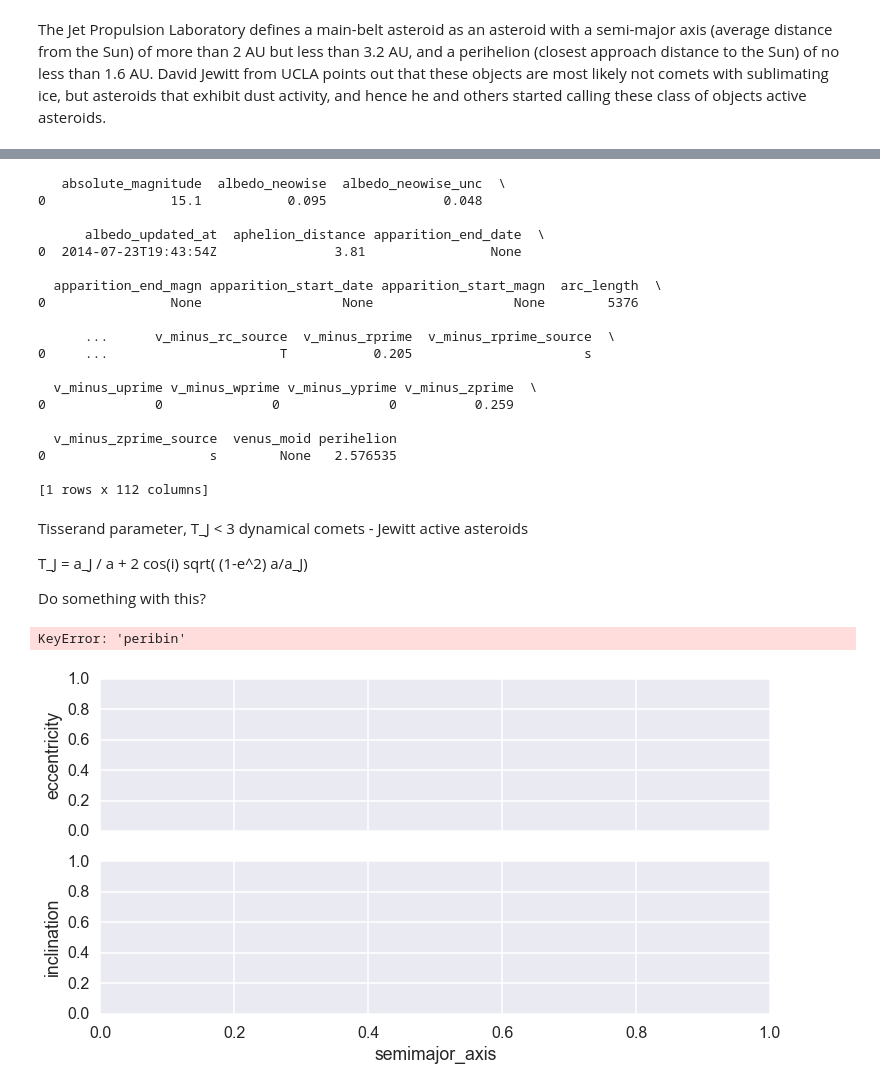
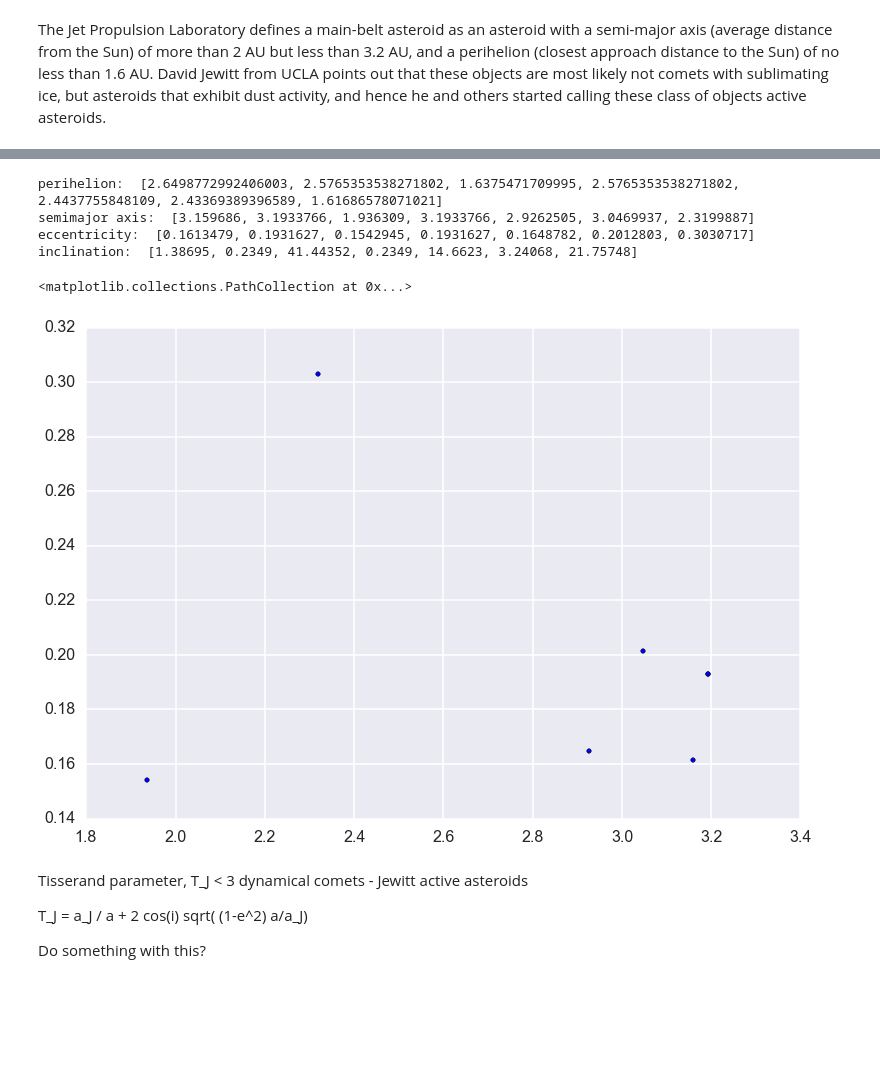
Before and after one commit to k-a-webb/astroquery, a Jupyter notebook: astroquery/mpc/example_plots/MPC_findMBC.ipynb, the cells around one changed output, grey strips where cells are left out. Drawn from its saved outputs; the diff is of its cells as text; code cells hidden in the pictures; blank space fills up the shorter version.

Commit message:
by name, not all work

```diff
--- a/astroquery/mpc/example_plots/MPC_findMBC.ipynb
+++ b/astroquery/mpc/example_plots/MPC_findMBC.ipynb
@@ -28,53 +26,52 @@ mpccenter._login('mpc_ws', 'mpc!!ws')
 #tnos = pd.DataFrame(mpccenter.query_parameters('semimajor_axis_min 20',
 #                                  return_request='semimajor_axis, inclination, eccentricity, name, designation'))
 
-# find by name
-tnos = pd.DataFrame(mpccenter.query_object('linear'))
+def find_by_name(name):
+    # find by name
+    tnos = pd.DataFrame(mpccenter.query_object(name))
+    tnos["perihelion"] = tnos['semimajor_axis']*(1. - tnos['eccentricity'])  # q = a(1-e)
 
-#a_min = 2
-#a_max = 3.2
-tnos["perihelion"] = tnos['semimajor_axis']*(1. - tnos['eccentricity'])  # q = a(1-e)
-# test to see is q > 1.6
+    pn = float(tnos["perihelion"])
+    sx = float(tnos['semimajor_axis'])
+    ecc = float(tnos['eccentricity'])
+    inc = float(tnos['inclination'])
+    return pn, sx, ecc, inc
 
+name_list = ['7968', '118401', 'garradd', 'linear', 'scheila', '300163', 'gibbs']
 
-#print(len(tnos))
-print(tnos)
+pn_list = []
+sx_list = []
+ecc_list = []
+inc_list = []
+
+for name in name_list:
+    data_list = find_by_name(name)
+    pn_list.append(data_list[0])
+    sx_list.append(data_list[1])
+    ecc_list.append(data_list[2])
+    inc_list.append(data_list[3])
+
+print "perihelion:  %s " % pn_list
+print "semimajor axis:  %s " % sx_list
+print "eccentricity:  %s " % ecc_list
+print "inclination:  %s " % inc_list
+
+# 7968 (elst-pizarro), 118401 (176P/linear), garradd, linear, scheila (596), 300163 (2006 VW139), gibbs (P/2012 F5),
+
+# not: (238P/Read), la sagra, P/2012 T1 (PANSTARRS), 311P/PANSTARRS, P/2013 R3 (Catalina-PANSTARRS)
 # %% [output]
-   absolute_magnitude  albedo_neowise  albedo_neowise_unc  \
-0                15.1           0.095               0.048
-
-      albedo_updated_at  aphelion_distance apparition_end_date  \
-0  2014-07-23T19:43:54Z               3.81                None
-
-  apparition_end_magn apparition_start_date apparition_start_magn  arc_length  \
-0                None                  None                  None        5376
-
-      ...      v_minus_rc_source  v_minus_rprime  v_minus_rprime_source  \
-0     ...                      T           0.205                      s
-
-  v_minus_uprime v_minus_wprime v_minus_yprime v_minus_zprime  \
-0              0              0              0          0.259
-
-  v_minus_zprime_source  venus_moid perihelion
-0                     s        None   2.576535
-
-[1 rows x 112 columns]
+perihelion:  [2.6498772992406003, 2.5765353538271802, 1.6375471709995, 2.5765353538271802, 2.4437755848109, 2.43369389396589, 1.61686578071021]
+semimajor axis:  [3.159686, 3.1933766, 1.936309, 3.1933766, 2.9262505, 3.0469937, 2.3199887]
+eccentricity:  [0.1613479, 0.1931627, 0.1542945, 0.1931627, 0.1648782, 0.2012803, 0.3030717]
+inclination:  [1.38695, 0.2349, 41.44352, 0.2349, 14.6623, 3.24068, 21.75748]
+# %%
+plt.scatter(sx_list, ecc_list)
+# %% [output]
+<matplotlib.collections.PathCollection at 0x...>
+[figure, added]
 # %% [markdown]
 Tisserand parameter, T_J < 3 dynamical comets - Jewitt active asteroids
 
  T_J = a_J / a + 2 cos(i) sqrt( (1-e^2) a/a_J)
 
  Do something with this?
-# %%
-pg = sns.PairGrid(tnos, x_vars=["semimajor_axis"], y_vars=["eccentricity", "inclination"],
-                  aspect=4, hue="peribin", palette="coolwarm")
-plt.xlim(a_min, 100)
-pg.axes[0][0].set_ylim([0,1.])
-#gg.axes[0][1].set_ylim([0,90.])  # Calling this instead, which would be normal, gives an index out of range error
-plt.ylim(0,90)  # but this fixes it just fine on the second plot. Huh.
-pg.map(plt.scatter)       #, c=tnos["perihelion"], cmap="coolwarm")  # wish this worked, but get odd errors
-pg.add_legend(title='perihelion (AU)')  # has to be after the map, but breaks if the legend is passed continuous data rather than categorical.
-pg.savefig('/Users/admin/Desktop/tnos_coolwarm.pdf')
-# %% [output]
-KeyError: 'peribin'
-[figure, removed]
```
Also changed, not shown: parts of 2 cells of this notebook.
